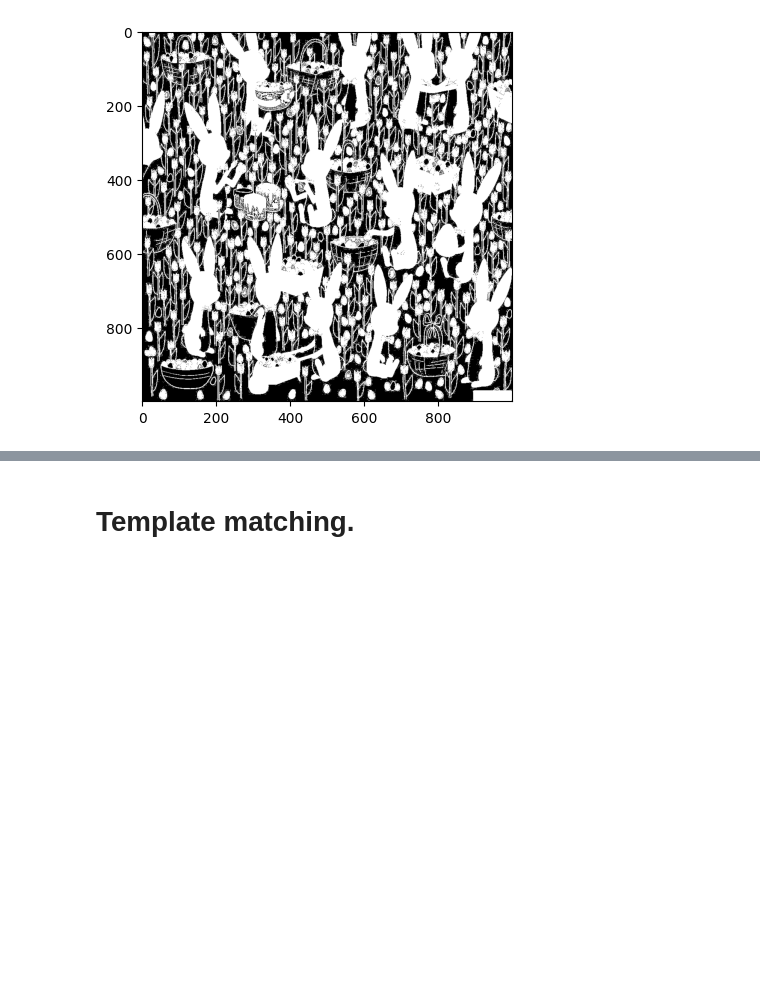
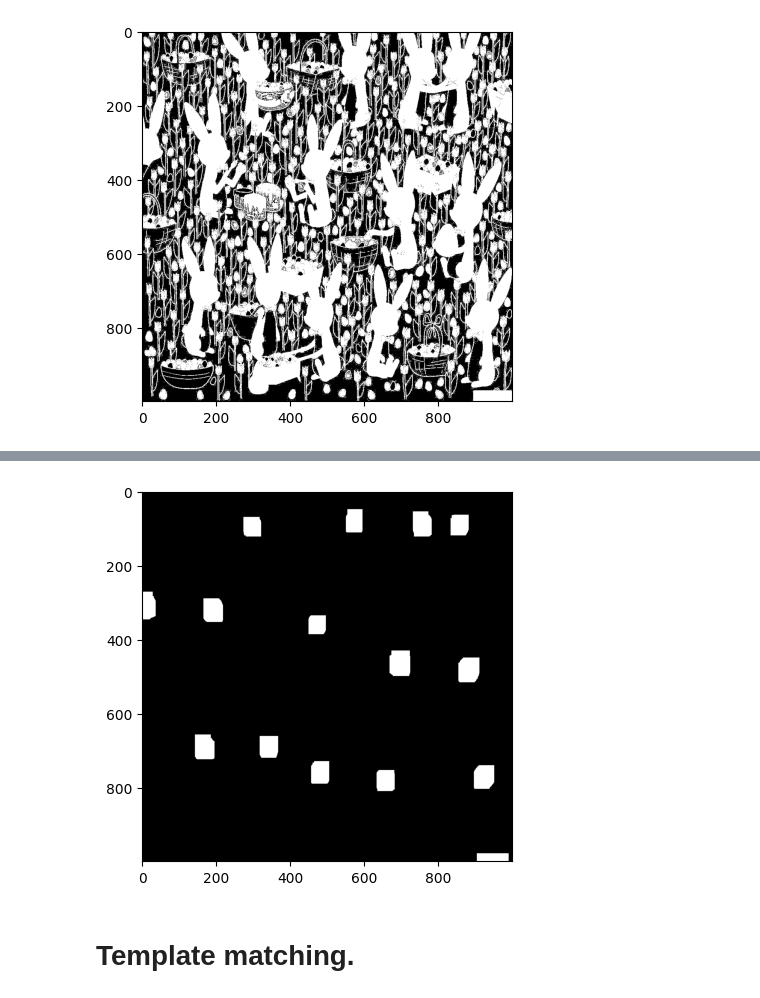
Before and after one commit to MinHius/Midterm-Digital-Image-Processing, a Jupyter notebook: MIDTERM_DIP_FINAL.ipynb, the cells around one changed output, grey strips where cells are left out. Drawn from its saved outputs; the diff is of its cells as text; code cells hidden in the pictures; blank space fills up the shorter version.

```diff
--- a/MIDTERM_DIP_FINAL.ipynb
+++ b/MIDTERM_DIP_FINAL.ipynb
@@ -55,3 +55,10 @@ plt.show()
+# %%
+# Dilate remaining features.
+finish = cv2.dilate(erode_dots, kernel_medium, iterations=4)
+plt.imshow(finish, cmap='gray')
+plt.show()
+# %% [output]
+[figure, added]
 # %% [markdown]
 # Template matching.
 # %%
```
Also changed, not shown: parts of 5 cells of this notebook.
